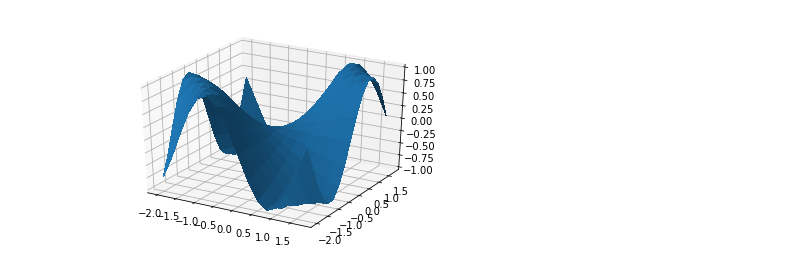
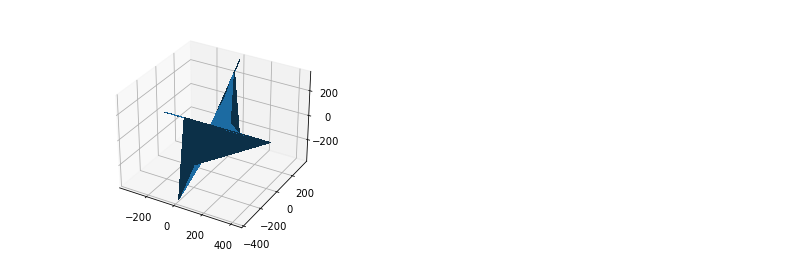
Before and after one commit to ningsongshen/usra-2020, a Jupyter notebook: indices_of_convexity_discretization.ipynb, the cells around one changed output. Cells and saved outputs as stored; diff of their text form; code cells hidden in the pictures.

```diff
--- a/indices_of_convexity_discretization.ipynb
+++ b/indices_of_convexity_discretization.ipynb
@@ -24,23 +25,33 @@ plt.show()
 # %%
 fig1 = plt.figure()
 ax1 = fig1.gca(projection='3d')
 
 # Make data.
 X = np.arange(-2, 2, 0.25)
 Y = np.arange(-2, 2, 0.25)
 X, Y = np.meshgrid(X, Y)
+
 f = lambda x: np.sin(x[0] * x[1])
 # iterate through the array and calculate the value at each point for lamda_1 and lamda_2, creating two new arrays (plot)
 # using these new arrays, calculate the max(lamdma, 0) of each one (plot)
 # using these new arrays, plot indices of convexity.
 # we normally rely on the default for spacing, but if it's too slow, make the spacing bigger.
+lamda_1, lamda_2 = X, Y
 
-G1 = np.gradient(np.sin(X * Y)
+for i in range(X.shape[0]):
+    for j in range(X.shape[1]):
+        H = nd.Hessian(f)([i, j])
+        eigvals, eigvecs = la.eig(H)
+        eigvals = eigvals.real
+        lamda_1[i][j] = eigvals[0]
+        lamda_2[i][j] = eigvals[1]
+
+
 # Plot the surface.
-surf1 = ax1.plot_surface(X, Y, Z, linewidth=0, antialiased=False)
+surf1 = ax1.plot_surface(X, Y, lamda_2, linewidth=0, antialiased=False)
 # Customize the z axis.
-ax1.set_zlim(-1.01, 1.01)
-
+# ax1.set_zlim(-1.01, 1.01)
+#
 plt.show()
 # %% [output]
-[figure, old version]
+[figure, new version]
```
Also changed, not shown: parts of 2 cells of this notebook, 2 other files.
